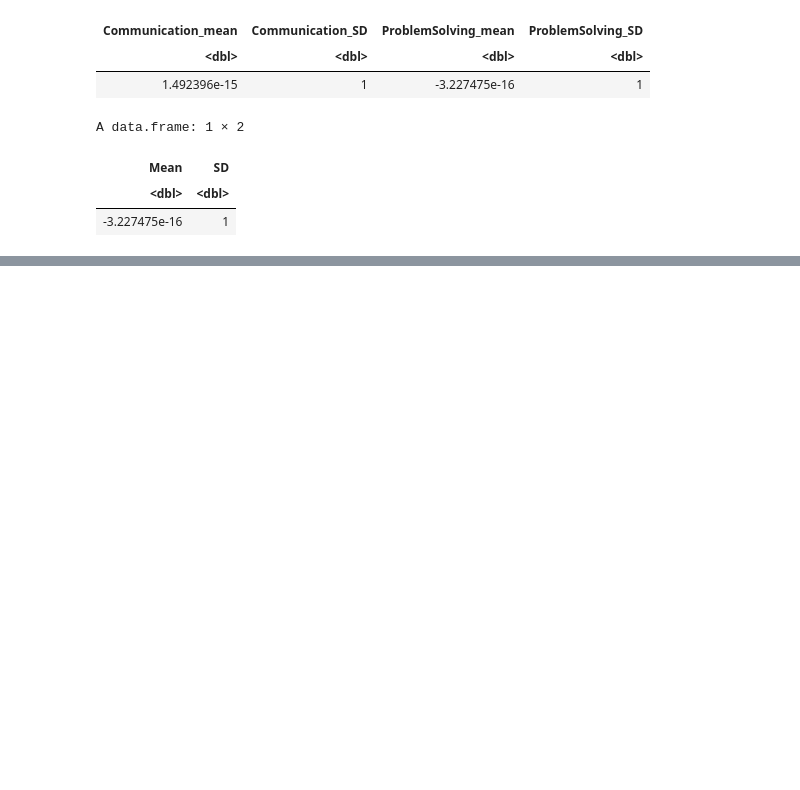
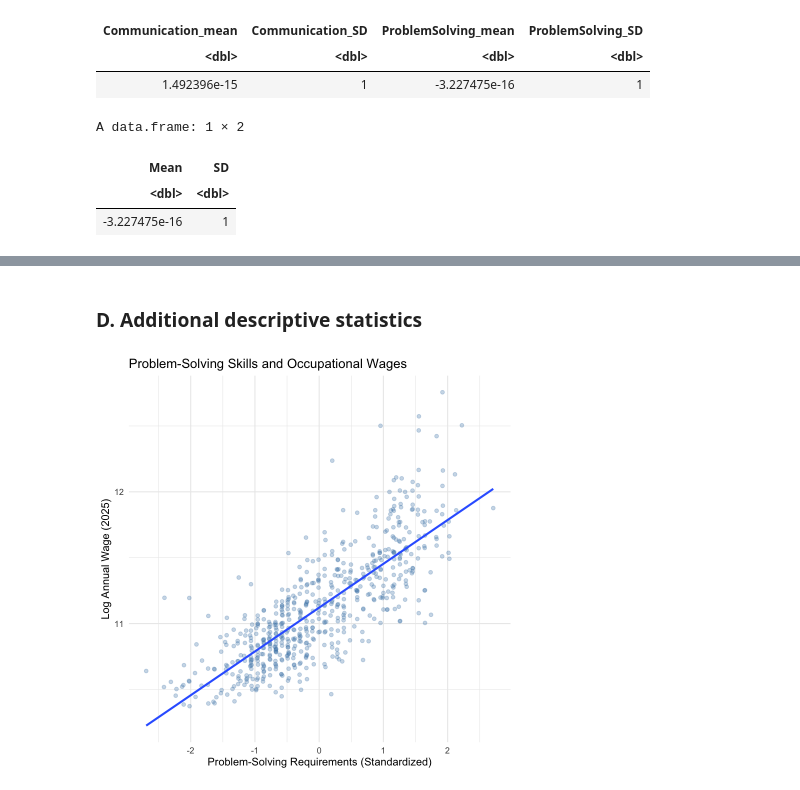
Before and after one commit to hannahgtsui/Project-Econ-326, a Jupyter notebook: Econ 326 Project.ipynb, the cells around one changed output, grey strips where cells are left out. Saved outputs shown, nothing was run; the diff lists cells and outputs as text; code cells hidden in the pictures; blank space fills up the shorter version.

```diff
--- a/Econ 326 Project.ipynb
+++ b/Econ 326 Project.ipynb
@@ -1120,0 +732,12 @@ print(extension_display, row.names = FALSE)
+# %% [markdown]
+### D. Additional descriptive statistics
+# %%
+ggplot(analysis_data, aes(x = ProblemSolving, y = log_wage)) +
+  geom_point(alpha = 0.3, color = "steelblue")  +
+geom_smooth(method = "lm", formula = y ~ x, se = FALSE)+
+  labs(title = "Problem-Solving Skills and Occupational Wages",
+    x = "Problem-Solving Requirements (Standardized)",
+    y = "Log Annual Wage (2025)") +
+  theme_minimal(base_size = 13)
+# %% [output]
+[figure, added]
```
Also changed, not shown: parts of 83 cells of this notebook.
